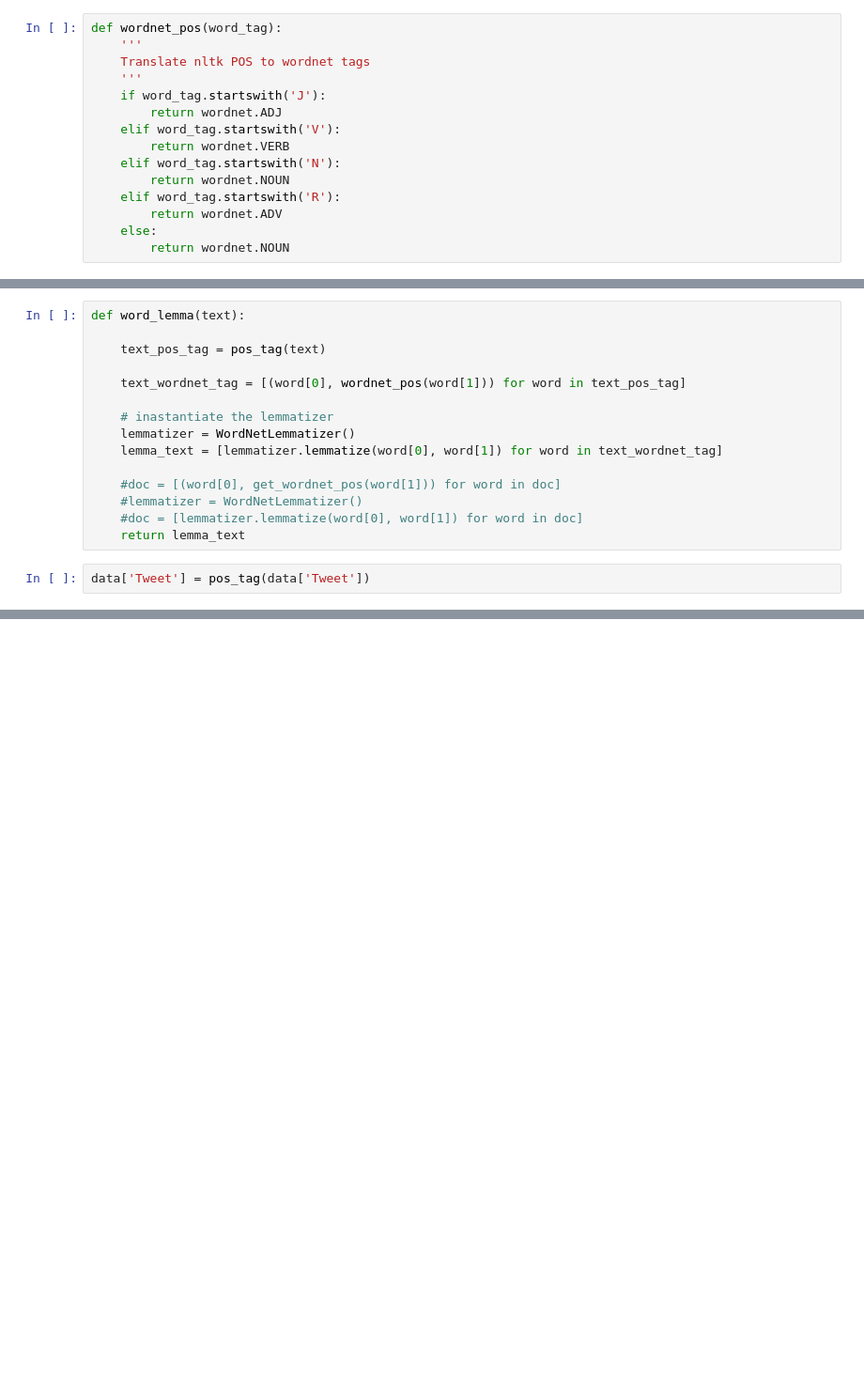
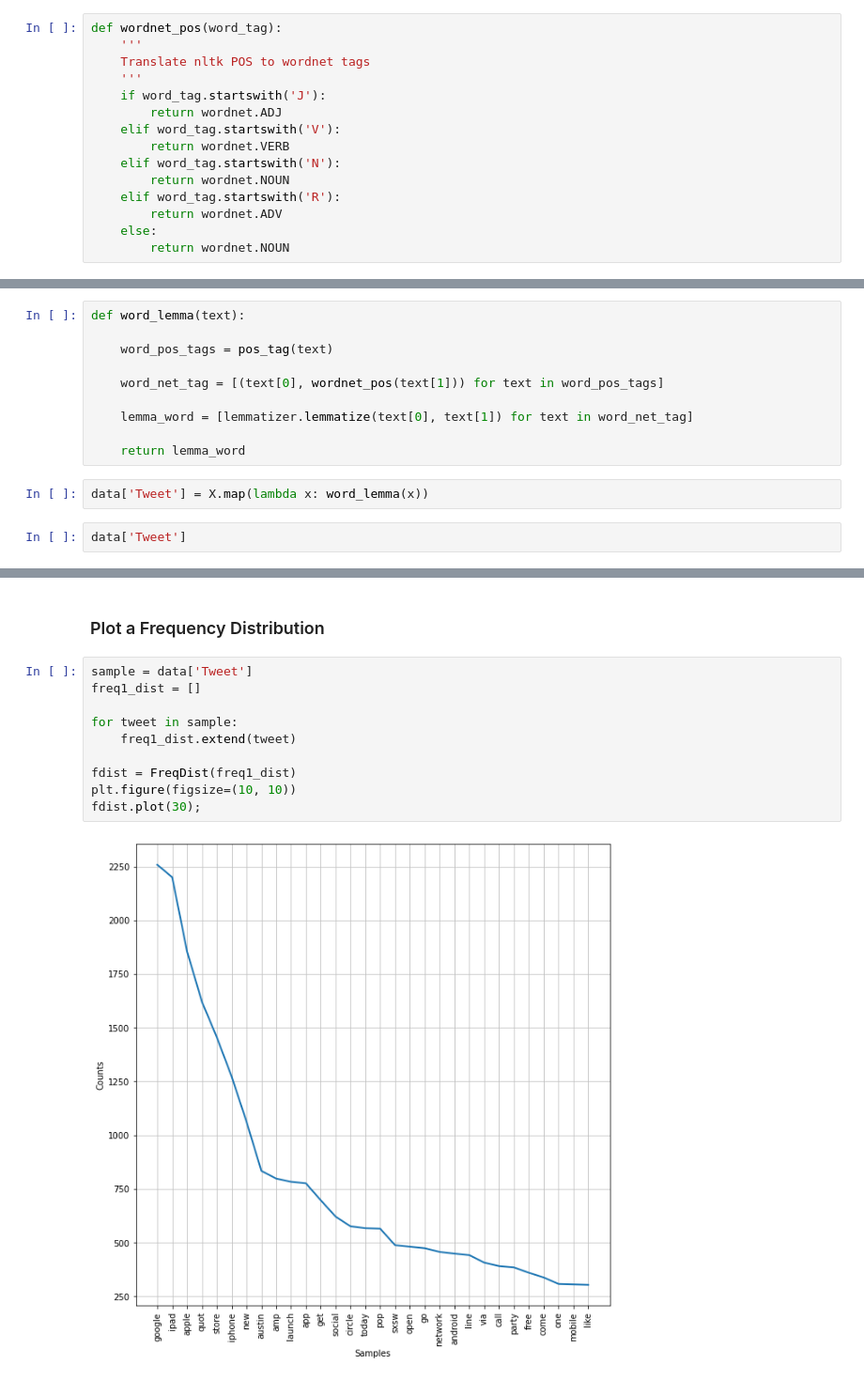
Before and after one commit to danieloselu3/Twitter-Sentiment-Analysis, a Jupyter notebook: Tweets_sentiment_analysis.ipynb, the cells around one changed output, grey strips where cells are left out. Shown at 94% size. Drawn from its saved outputs; the diff is of its cells as text; blank space fills up the shorter version.

Commit message:
Final Preprocessed Text Data

```diff
--- a/Tweets_sentiment_analysis.ipynb
+++ b/Tweets_sentiment_analysis.ipynb
@@ -704,17 +720,14 @@ token_docs = [doc_preparer(doc, sw) for doc in X_train]
-# %%
-def word_lemma(text):
-
-    text_pos_tag = pos_tag(text)
-
-    text_wordnet_tag = [(word[0], wordnet_pos(word[1])) for word in text_pos_tag]
-
-    # inastantiate the lemmatizer
-    lemmatizer = WordNetLemmatizer()
-    lemma_text = [lemmatizer.lemmatize(word[0], word[1]) for word in text_wordnet_tag]
-
-    #doc = [(word[0], get_wordnet_pos(word[1])) for word in doc]
-    #lemmatizer = WordNetLemmatizer()
-    #doc = [lemmatizer.lemmatize(word[0], word[1]) for word in doc]
-    return lemma_text
+# %%
+def word_lemma(text):
+
+    word_pos_tags = pos_tag(text)
+
+    word_net_tag = [(text[0], wordnet_pos(text[1])) for text in word_pos_tags]
+
+    lemma_word = [lemmatizer.lemmatize(text[0], text[1]) for text in word_net_tag]
+
+    return lemma_word
+# %%
+data['Tweet'] = X.map(lambda x: word_lemma(x))
 # %%
-data['Tweet'] = pos_tag(data['Tweet'])
+data['Tweet']
@@ -720,0 +747,14 @@ data['Tweet'] = pos_tag(data['Tweet'])
+# %% [markdown]
+### Plot a Frequency Distribution
+# %%
+sample = data['Tweet']
+freq1_dist = []
+
+for tweet in sample:
+    freq1_dist.extend(tweet)
+
+fdist = FreqDist(freq1_dist)
+plt.figure(figsize=(10, 10))
+fdist.plot(30);
+# %% [output]
+[figure, added]
```
Also changed, not shown: parts of 18 cells of this notebook.
